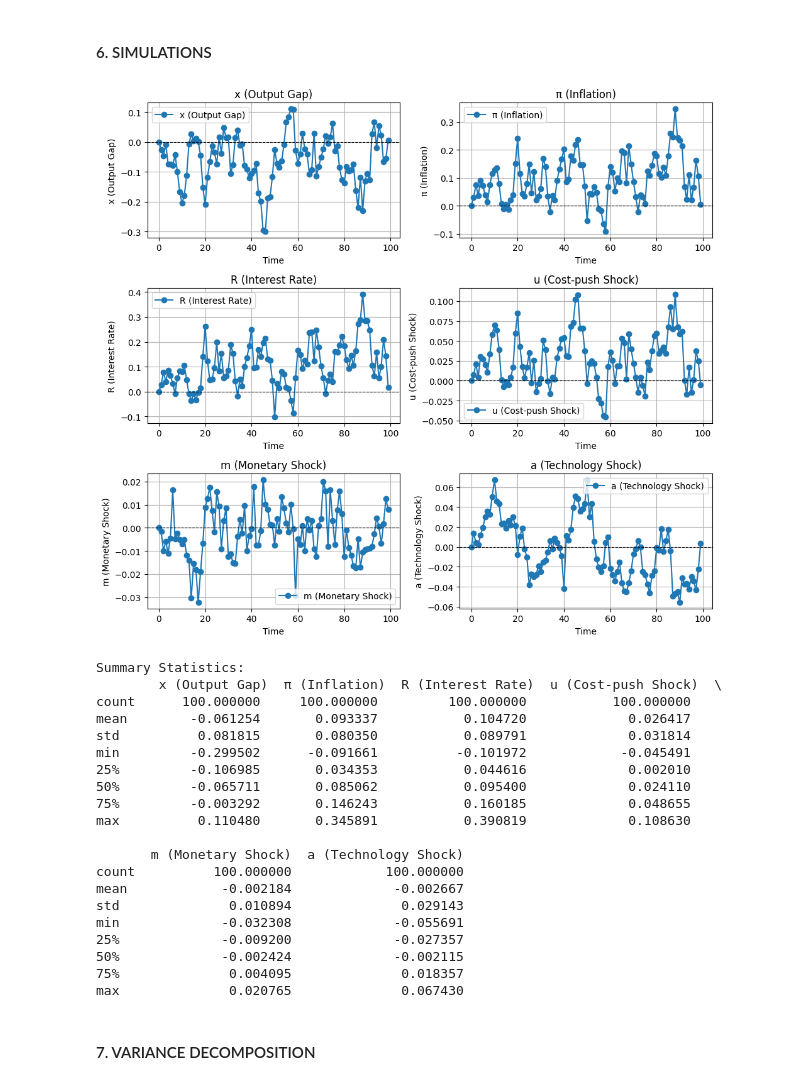
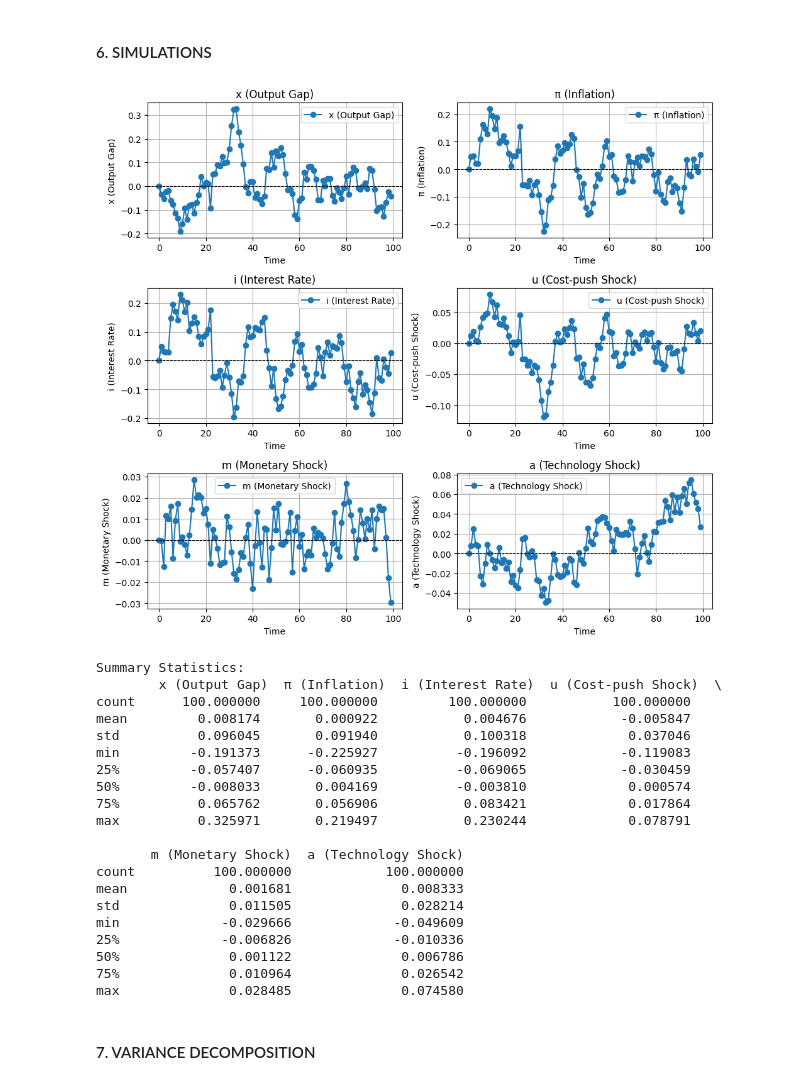
Before and after one commit to ajpirzada/LinearRationalExpectationsModel, a Jupyter notebook: NKmodelSimulations.ipynb, the cells around one changed output. Saved outputs shown, nothing was run; the diff lists cells and outputs as text; code cells hidden in the pictures.

```diff
--- a/NKmodelSimulations.ipynb
+++ b/NKmodelSimulations.ipynb
@@ -79,7 +79,7 @@ sigma_a = 0.015 # Standard deviation of technology shock
 # ----------------------------------------
 # Model setup
 # ----------------------------------------
-# Ordering of variables: [x_{t}, π_{t}, R_{t}, u_{t}, m_{t}, a_{t}, x_{t+1}, π_{t+1}]
+# Ordering of variables: [x_{t}, π_{t}, i_{t}, u_{t}, m_{t}, a_{t}, x_{t+1}, π_{t+1}]
 # 6 original variables + 2 auxiliary variables (expected x and pi)
 n = 8    # Size of the vector
 nax = 2  # Number of auxiliary variables
@@ -113,17 +113,17 @@ pi[i, 1] =  1  # Expectation error for pi
 #################################################################
 
 # --------- IS Curve (Aggregate Demand) ---------
-# x_t = beta * x_{t+1} - (1/sigma) (R_t - pi_{t+1} - rbar) - a_t - beta eta_x_t - 1/sigma eta_pi_t
+# x_t = beta * z^x_t - varphi (i_t - z^pi_t - rbar) - a_t
 i = 2
 g0[i, 0] =  1        # x_t
-g0[i, 2] =  1/varphi  # R_t (Interest rate)
+g0[i, 2] =  varphi  # i_t (Interest rate)
 g0[i, 5] =  1        # a_t (Technology shock)
 g0[i, 6] = -beta     # z^x_t (Expected x_{t+1})
-g0[i, 7] = -1/varphi  # z^pi_t (Expected pi_{t+1})
-c[i] = rbar/varphi
+g0[i, 7] = -varphi  # z^pi_t (Expected pi_{t+1})
+c[i] = rbar*varphi
 
 # --------- New Keynesian Phillips Curve (NKPC) ---------
-# pi_t - pibar = beta * (pi_{t+1} - pibar) + kappa * x_t + u_t - beta eta_pi_t
+# pi_t - pibar = beta * (z^pi_t - pibar) + laambda * x_t + u_t
 i = 3
 g0[i, 1] =  1        # pi_t
 g0[i, 0] = -laambda    # x_t
@@ -132,9 +132,9 @@ g0[i, 7] = -beta     # z^pi_t (Expected inflation)
 c[i] = (1-beta)*pibar
 
 # --------- Taylor Rule (Monetary Policy) ---------
-# R_t = rbar + pibar chi_pi * (pi_t - pibar) + chi_x * x_t + m_t
+# i_t = rbar + pibar chi_pi * (pi_t - pibar) + chi_x * x_t + m_t
 i = 4
-g0[i, 2] =  1        # R_t
+g0[i, 2] =  1        # i_t
 g0[i, 1] = -chi_pi   # pi_t
 g0[i, 0] = -chi_x    # x_t
 g0[i, 4] = -1        # m_t (Monetary policy shock)
@@ -238,7 +238,7 @@ C (constant term):
 y_labels = [
     "x_{t}",      # 1
     "π_{t}",      # 2
-    "R_{t}",      # 3
+    "i_{t}",      # 3
     "u_{t}",      # 4
     "m_{t}",      # 5
     "a_{t}",      # 6
@@ -565,7 +565,7 @@ for t in range(1, T):
 # --------------------------------------------------------------------------
 # Plot Results
 # --------------------------------------------------------------------------
-variable_names = ["x (Output Gap)", "π (Inflation)", "R (Interest Rate)",
+variable_names = ["x (Output Gap)", "π (Inflation)", "i (Interest Rate)",
                   "u (Cost-push Shock)", "m (Monetary Shock)", "a (Technology Shock)"]
 
 ncols = 2  # 2 columns per row
@@ -580,44 +580,44 @@ for i in range(ny):
 
 n_valid = len(valid_indices)
 
 # If no variable meets the threshold, just print a message and skip
 if n_valid == 0:
     print("No variables exceed threshold; nothing to plot.")
 else:
     # 2) Create subplots for the valid variables only
     rows = (n_valid + 1) // 2
     fig, axes = plt.subplots(nrows=rows, ncols=ncols, figsize=(10, 3 * rows), squeeze=False)
     axes = axes.flatten()
 
     # 3) Plot each valid variable
     for idx, i in enumerate(valid_indices):
         ax = axes[idx]
         ax.plot(y_sim[i, :], label=variable_names[i], marker='o', linestyle='-')
         ax.axhline(0, color='black', linestyle='--', linewidth=0.8)
         ax.set_title(variable_names[i])
         ax.set_xlabel("Time")
         ax.set_ylabel(variable_names[i])
         ax.legend()
         ax.grid(True)
 
     # 4) Hide any unused subplots
     for j in range(idx + 1, len(axes)):
         axes[j].set_visible(False)
 
     plt.tight_layout()
     plt.show()
 # %% [output]
-[figure, old version]
+[figure, new version]
 # %%
 # Define variable names
-variable_names = ["x (Output Gap)", "π (Inflation)", "R (Interest Rate)",
+variable_names = ["x (Output Gap)", "π (Inflation)", "i (Interest Rate)",
                   "u (Cost-push Shock)", "m (Monetary Shock)", "a (Technology Shock)"]
 
 # Convert simulation results to DataFrame
 simulated_data = pd.DataFrame(y_sim.T, columns=variable_names)
 
 # Select variables for summary statistics (Modify this list as needed)
-selected_vars = ["x (Output Gap)", "π (Inflation)", "R (Interest Rate)","u (Cost-push Shock)", "m (Monetary Shock)", "a (Technology Shock)"]  # selection variables for summary statistics
+selected_vars = ["x (Output Gap)", "π (Inflation)", "i (Interest Rate)","u (Cost-push Shock)", "m (Monetary Shock)", "a (Technology Shock)"]  # selection variables for summary statistics
 
 # Compute and print summary statistics for selected variables
 summary_stats = simulated_data[selected_vars].describe()
@@ -625,25 +625,25 @@ summary_stats = simulated_data[selected_vars].describe()
 print("\nSummary Statistics:\n", summary_stats)
 # %% [output]
 Summary Statistics:
-        x (Output Gap)  π (Inflation)  R (Interest Rate)  u (Cost-push Shock)  \
+        x (Output Gap)  π (Inflation)  i (Interest Rate)  u (Cost-push Shock)  \
 count      100.000000     100.000000         100.000000           100.000000
-mean        -0.061254       0.093337           0.104720             0.026417
-std          0.081815       0.080350           0.089791             0.031814
-min         -0.299502      -0.091661          -0.101972            -0.045491
-25%         -0.106985       0.034353           0.044616             0.002010
-50%         -0.065711       0.085062           0.095400             0.024110
-75%         -0.003292       0.146243           0.160185             0.048655
-max          0.110480       0.345891           0.390819             0.108630
+mean         0.008174       0.000922           0.004676            -0.005847
+std          0.096045       0.091940           0.100318             0.037046
+min         -0.191373      -0.225927          -0.196092            -0.119083
+25%         -0.057407      -0.060935          -0.069065            -0.030459
+50%         -0.008033       0.004169          -0.003810             0.000574
+75%          0.065762       0.056906           0.083421             0.017864
+max          0.325971       0.219497           0.230244             0.078791
 
        m (Monetary Shock)  a (Technology Shock)
 count          100.000000            100.000000
-mean            -0.002184             -0.002667
-std              0.010894              0.029143
-min             -0.032308             -0.055691
-25%             -0.009200             -0.027357
-50%             -0.002424             -0.002115
-75%              0.004095              0.018357
-max              0.020765              0.067430
+mean             0.001681              0.008333
+std              0.011505              0.028214
+min             -0.029666             -0.049609
+25%             -0.006826             -0.010336
+50%              0.001122              0.006786
+75%              0.010964              0.026542
+max              0.028485              0.074580
 # %% [markdown]
 #### 7. VARIANCE DECOMPOSITION
 # %%
```
Also changed, not shown: parts of 4 cells of this notebook.
